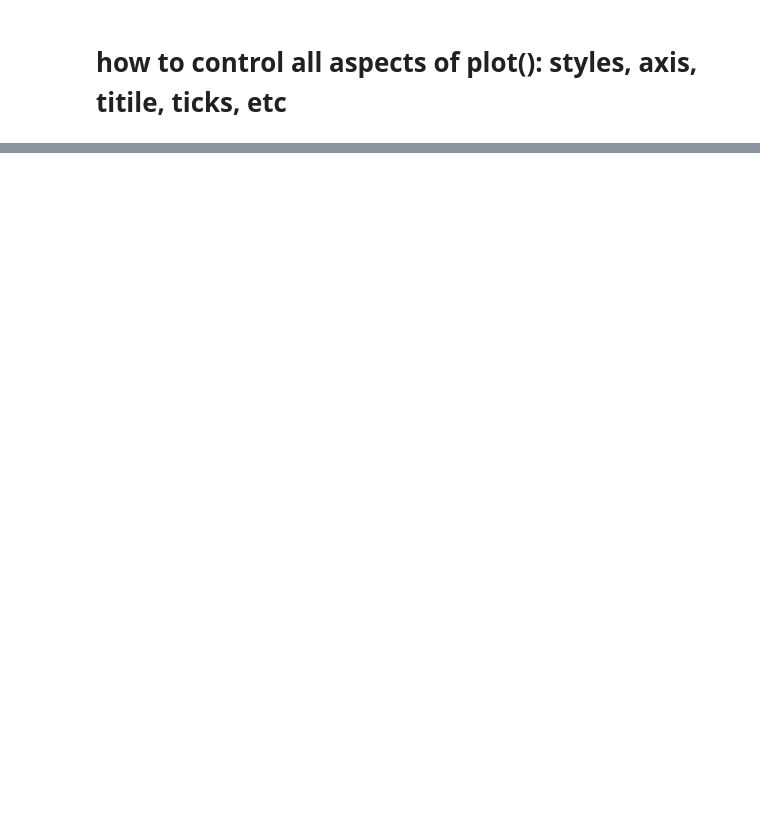
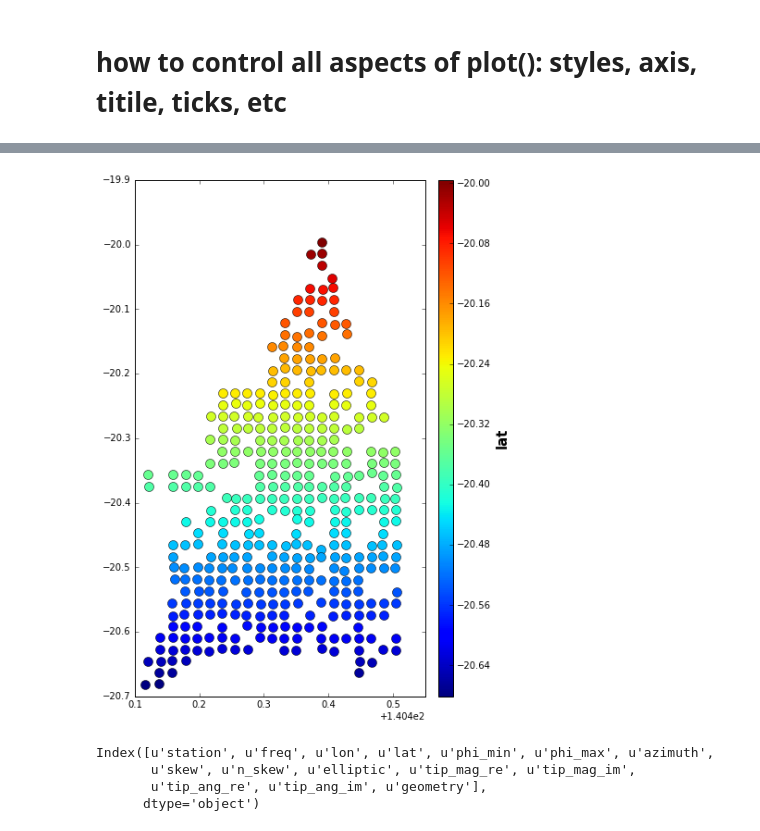
Before and after one commit to MTgeophysics/mtpy, a Jupyter notebook: examples/notebooks/geopandas_better_visualize_shp.ipynb, the cells around one changed output, grey strips where cells are left out. Drawn from its saved outputs; the diff is of its cells as text; code cells hidden in the pictures; blank space fills up the shorter version.

Commit message:
fix geopandas plot colorbar in notebooks and mtpy/utils/shapefiles_creator.py

```diff
--- a/examples/notebooks/geopandas_better_visualize_shp.ipynb
+++ b/examples/notebooks/geopandas_better_visualize_shp.ipynb
@@ -45,3 +48,33 @@ myax.set_title(title_str)
+# %%
+## the plotting
+
+colorby='lat'
+my_cmap_r= 'jet'
+
+ax = mygdf.plot(figsize=[10,10],column=colorby, cmap=my_cmap_r,  marker='o', markersize=10)
+
+# add colorbar
+divider = make_axes_locatable(ax)
+# pad = separation from figure to colorbar
+cax = divider.append_axes("right", size="5%", pad=0.2)
+
+fig = ax.get_figure()
+
+sm = plt.cm.ScalarMappable(cmap=my_cmap_r)#, norm=plt.Normalize(vmin=vmin, vmax=vmax))
+# fake up the array of the scalar mappable. Urgh...
+sm._A = mygdf[colorby] #[1,2,3]
+
+cb=fig.colorbar(sm, cax=cax, orientation='vertical')
+cb.set_label(colorby, fontdict={'size': 15, 'weight': 'bold'})
+# %% [output]
+[figure, added]
+# %%
+mygdf.columns
+# %% [output]
+Index([u'station', u'freq', u'lon', u'lat', u'phi_min', u'phi_max', u'azimuth',
+       u'skew', u'n_skew', u'elliptic', u'tip_mag_re', u'tip_mag_im',
+       u'tip_ang_re', u'tip_ang_im', u'geometry'],
+      dtype='object')
 # %%
 # http://stackoverflow.com/questions/36008648/colorbar-on-geopandas
 
```
Also changed, not shown: parts of 6 cells of this notebook, 3 other files.
